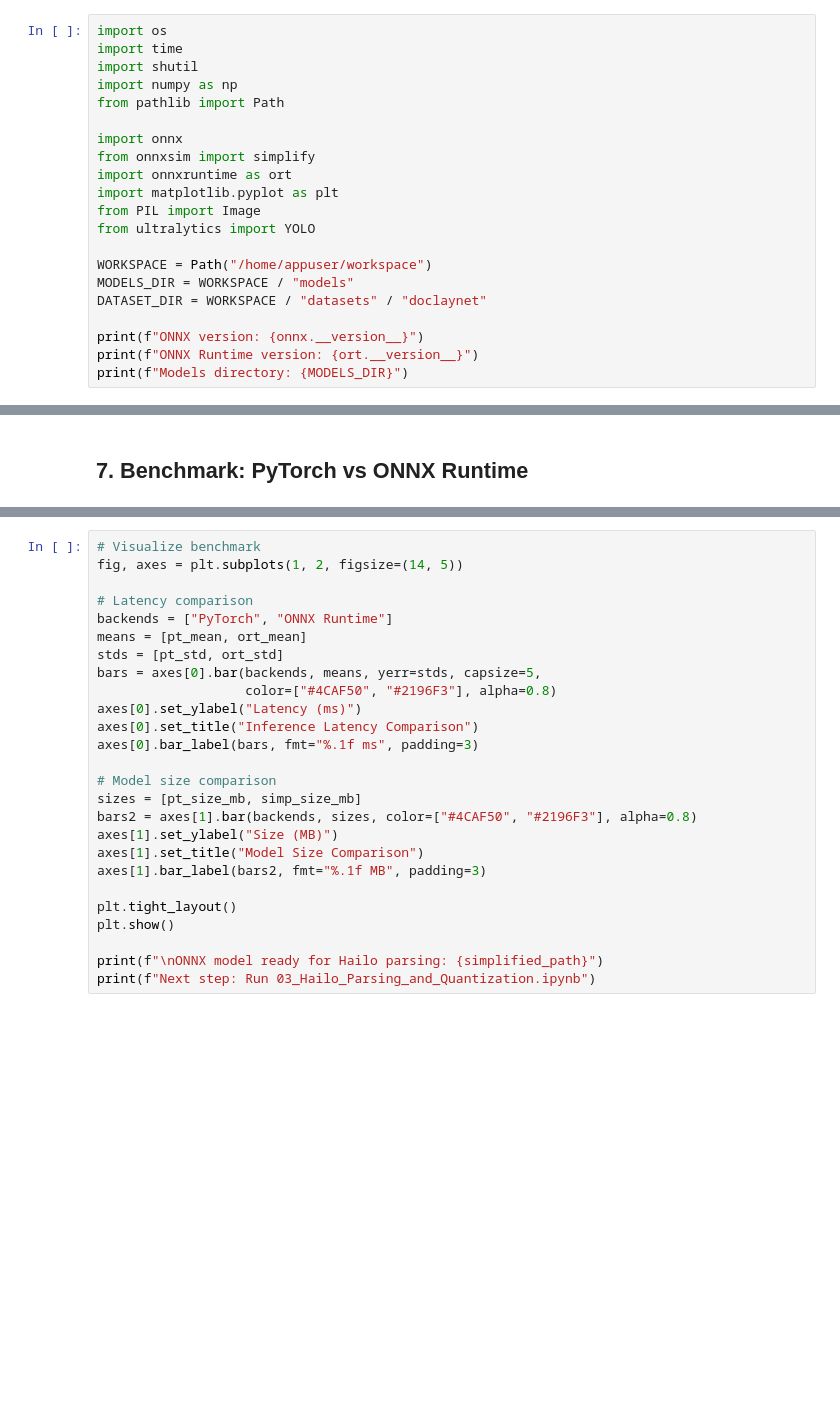
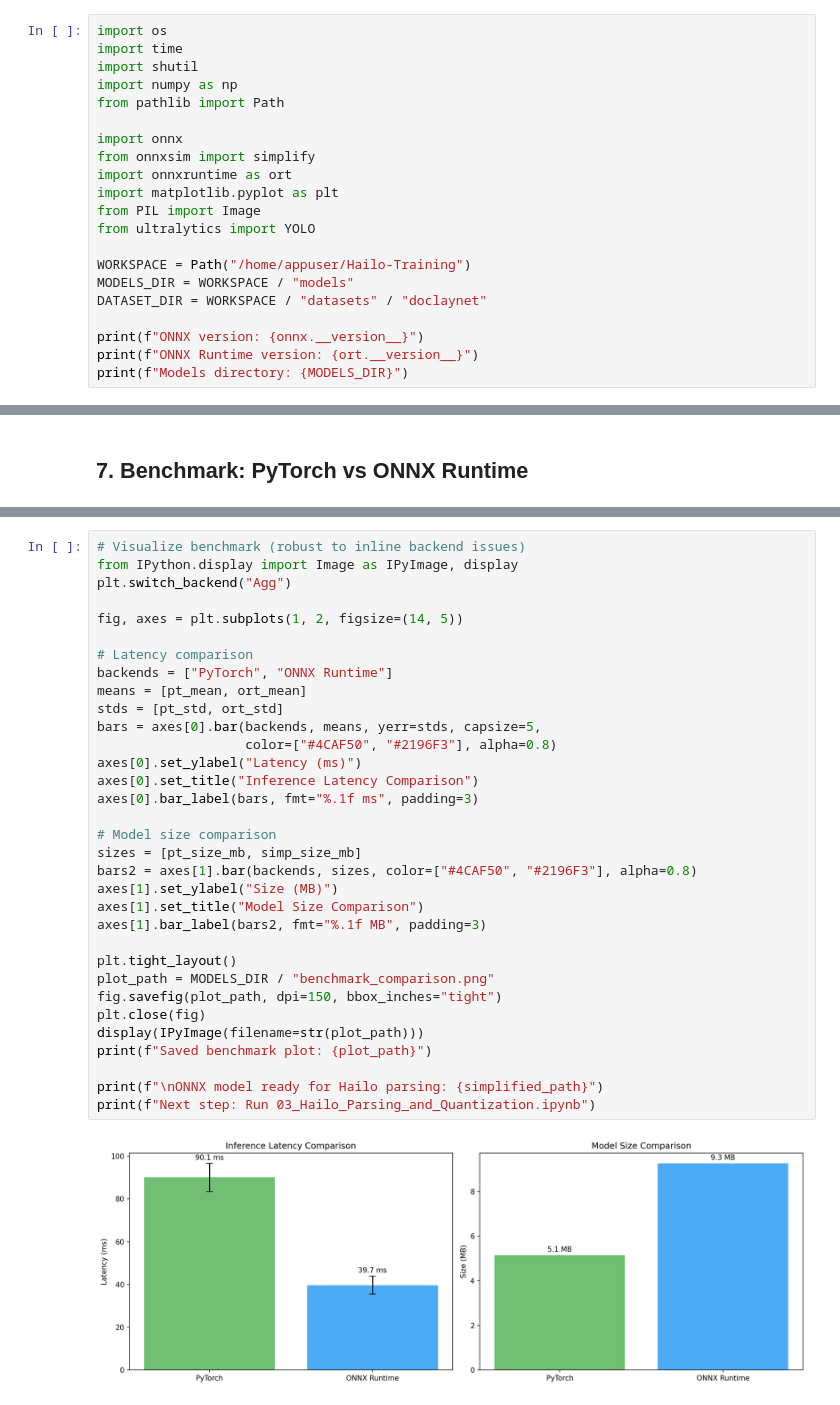
Before and after one commit to Rah-Rah-Mitra/Hailo-Training, a Jupyter notebook: 02_ONNX_Export_and_Optimization.ipynb, the cells around one changed output, grey strips where cells are left out. Cells and saved outputs as stored; diff of their text form; blank space fills up the shorter version.

Commit message:
Add benchmark comparison image for performance analysis

```diff
--- a/02_ONNX_Export_and_Optimization.ipynb
+++ b/02_ONNX_Export_and_Optimization.ipynb
@@ -31,7 +31,7 @@ import matplotlib.pyplot as plt
 from PIL import Image
 from ultralytics import YOLO
 
-WORKSPACE = Path("/home/appuser/workspace")
+WORKSPACE = Path("/home/appuser/Hailo-Training")
 MODELS_DIR = WORKSPACE / "models"
 DATASET_DIR = WORKSPACE / "datasets" / "doclaynet"
 
@@ -219,26 +310,35 @@ print(f"\nSpeedup: {pt_mean/ort_mean:.2f}x")
 # %%
-# Visualize benchmark
+# Visualize benchmark (robust to inline backend issues)
+from IPython.display import Image as IPyImage, display
+plt.switch_backend("Agg")
+
 fig, axes = plt.subplots(1, 2, figsize=(14, 5))
 
 # Latency comparison
 backends = ["PyTorch", "ONNX Runtime"]
 means = [pt_mean, ort_mean]
 stds = [pt_std, ort_std]
 bars = axes[0].bar(backends, means, yerr=stds, capsize=5,
                    color=["#4CAF50", "#2196F3"], alpha=0.8)
 axes[0].set_ylabel("Latency (ms)")
 axes[0].set_title("Inference Latency Comparison")
 axes[0].bar_label(bars, fmt="%.1f ms", padding=3)
 
 # Model size comparison
 sizes = [pt_size_mb, simp_size_mb]
 bars2 = axes[1].bar(backends, sizes, color=["#4CAF50", "#2196F3"], alpha=0.8)
 axes[1].set_ylabel("Size (MB)")
 axes[1].set_title("Model Size Comparison")
 axes[1].bar_label(bars2, fmt="%.1f MB", padding=3)
 
 plt.tight_layout()
-plt.show()
+plot_path = MODELS_DIR / "benchmark_comparison.png"
+fig.savefig(plot_path, dpi=150, bbox_inches="tight")
+plt.close(fig)
+display(IPyImage(filename=str(plot_path)))
+print(f"Saved benchmark plot: {plot_path}")
 
 print(f"\nONNX model ready for Hailo parsing: {simplified_path}")
 print(f"Next step: Run 03_Hailo_Parsing_and_Quantization.ipynb")
+# %% [output]
+[figure, added]
```
Also changed, not shown: parts of 10 cells of this notebook, 1 other file.
